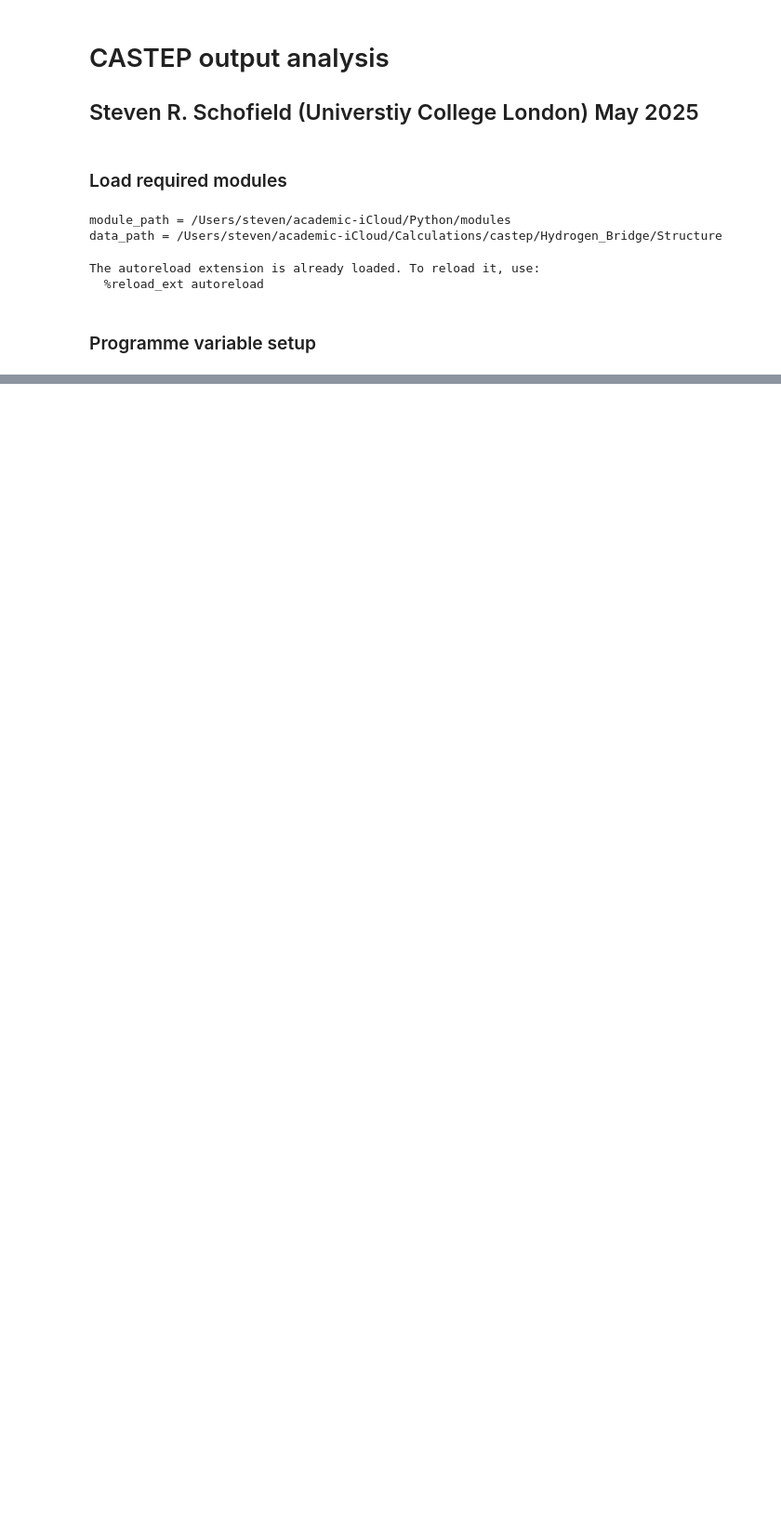
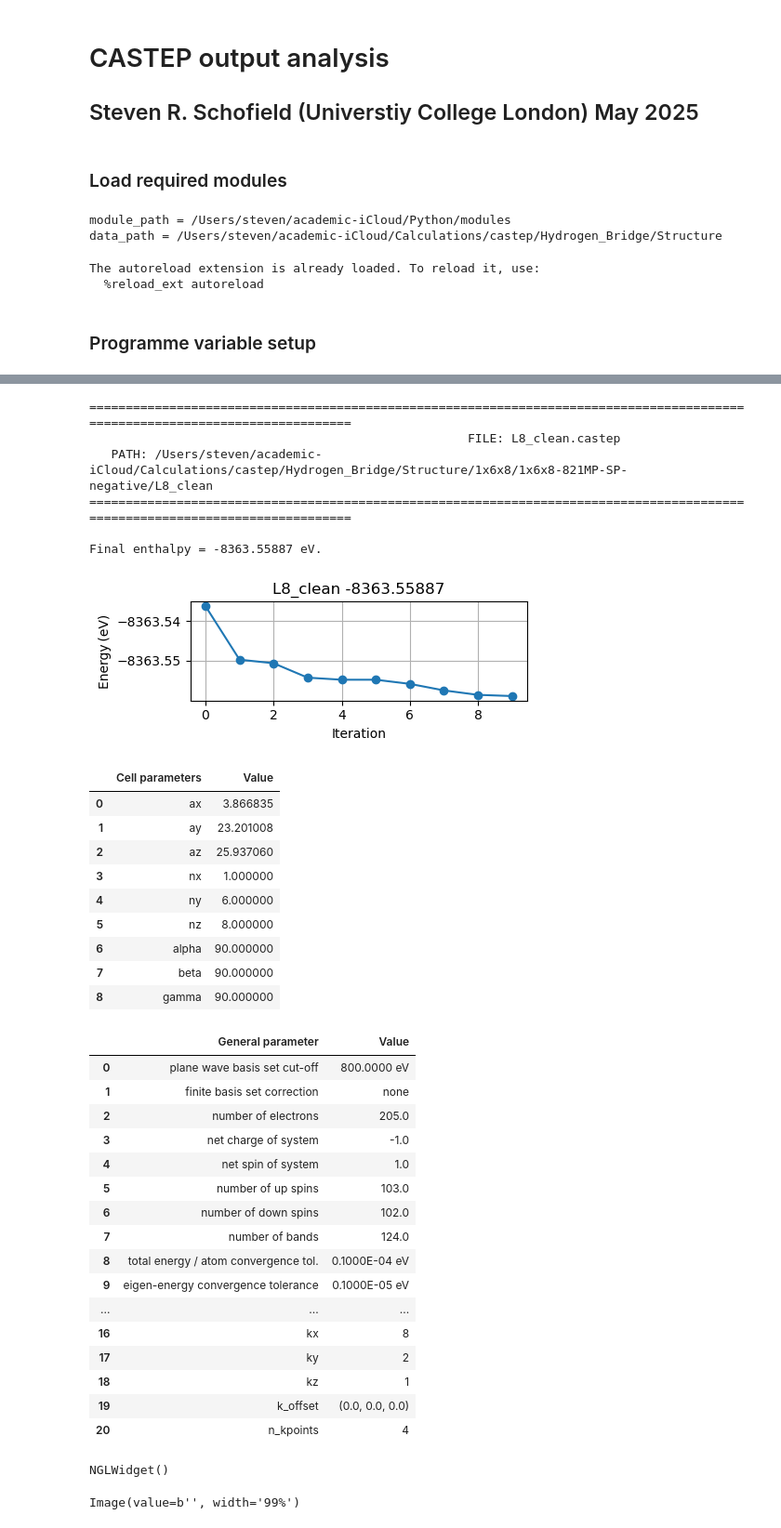
Before and after one commit to srschofield/SRSCALCUTILS, a Jupyter notebook: notebooks/castep_analysis.ipynb, the cells around one changed output, grey strips where cells are left out. Shown at 93% size. Drawn from its saved outputs; the diff is of its cells as text; code cells hidden in the pictures; blank space fills up the shorter version.

Commit message:
update to castep summary generation

```diff
--- a/notebooks/castep_analysis.ipynb
+++ b/notebooks/castep_analysis.ipynb
@@ -200,0 +82,41 @@ Final enthalpy = -17117.7643 eV.
+# %%
+castep_paths = ct.find_all_files_by_extension(job_path,'castep')
+#ct.optimisation_summaries(castep_paths)
+ct.optimisation_summaries(castep_paths)
+# %% [output]
+==============================================================================================================================
+                                                    FILE: L8_clean.castep
+   PATH: /Users/steven/academic-iCloud/Calculations/castep/Hydrogen_Bridge/Structure/1x6x8/1x6x8-821MP-SP-negative/L8_clean
+==============================================================================================================================
+
+Final enthalpy = -8363.55887 eV.
+[figure, added]
+|  | Cell parameters | Value |
+| 0 | ax | 3.866835 |
+| 1 | ay | 23.201008 |
+| 2 | az | 25.937060 |
+| 3 | nx | 1.000000 |
+| 4 | ny | 6.000000 |
+| 5 | nz | 8.000000 |
+| 6 | alpha | 90.000000 |
+| 7 | beta | 90.000000 |
+| 8 | gamma | 90.000000 |
+|  | General parameter | Value |
+| 0 | plane wave basis set cut-off | 800.0000 eV |
+| 1 | finite basis set correction | none |
+| 2 | number of electrons | 205.0 |
+| 3 | net charge of system | -1.0 |
+| 4 | net spin of system | 1.0 |
+| 5 | number of up spins | 103.0 |
+| 6 | number of down spins | 102.0 |
+| 7 | number of bands | 124.0 |
+| 8 | total energy / atom convergence tol. | 0.1000E-04 eV |
+| 9 | eigen-energy convergence tolerance | 0.1000E-05 eV |
+| ... | ... | ... |
+| 16 | kx | 8 |
+| 17 | ky | 2 |
+| 18 | kz | 1 |
+| 19 | k_offset | (0.0, 0.0, 0.0) |
+| 20 | n_kpoints | 4 |
+NGLWidget()
+Image(value=b'', width='99%')
```
Also changed, not shown: parts of 12 cells of this notebook, 4 other files.
